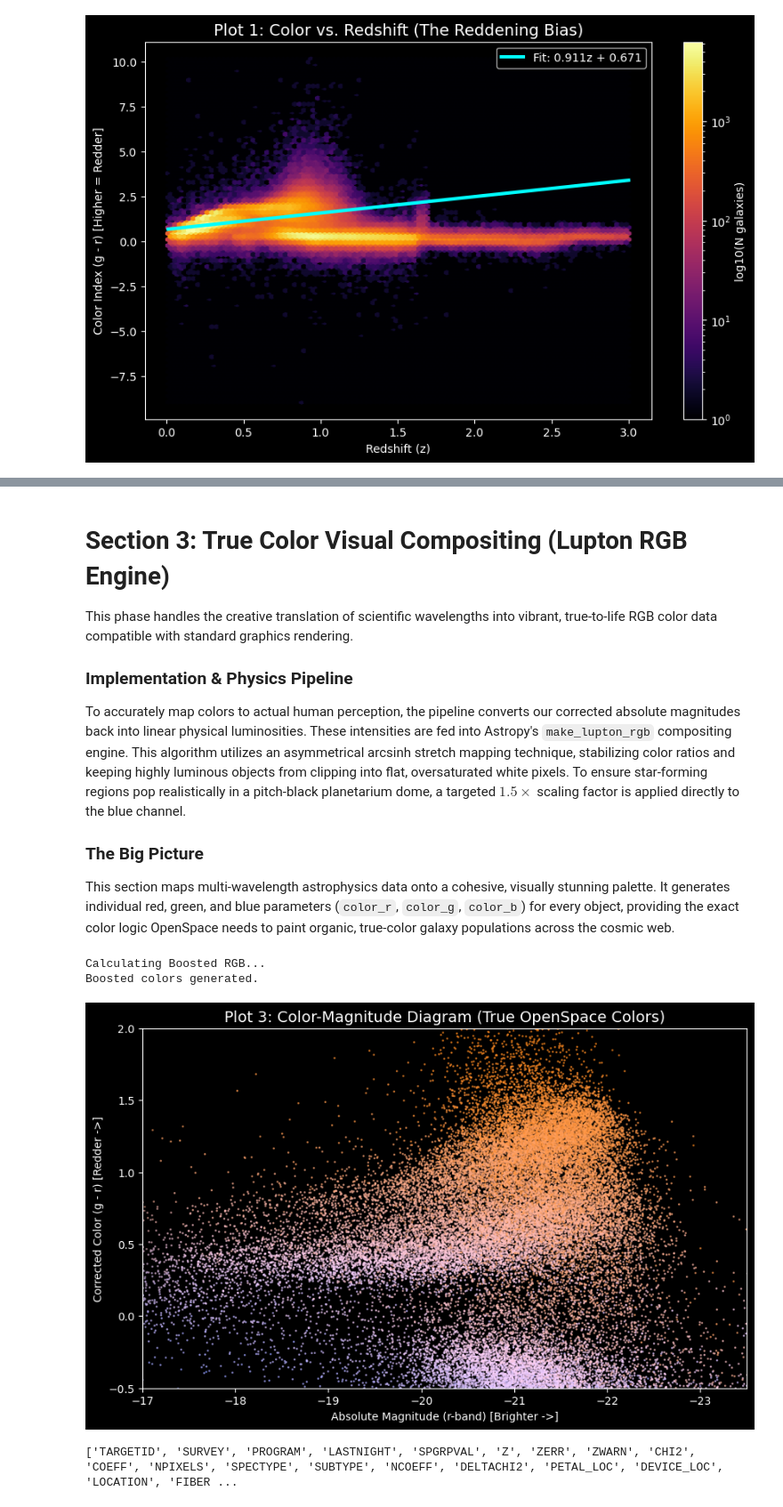
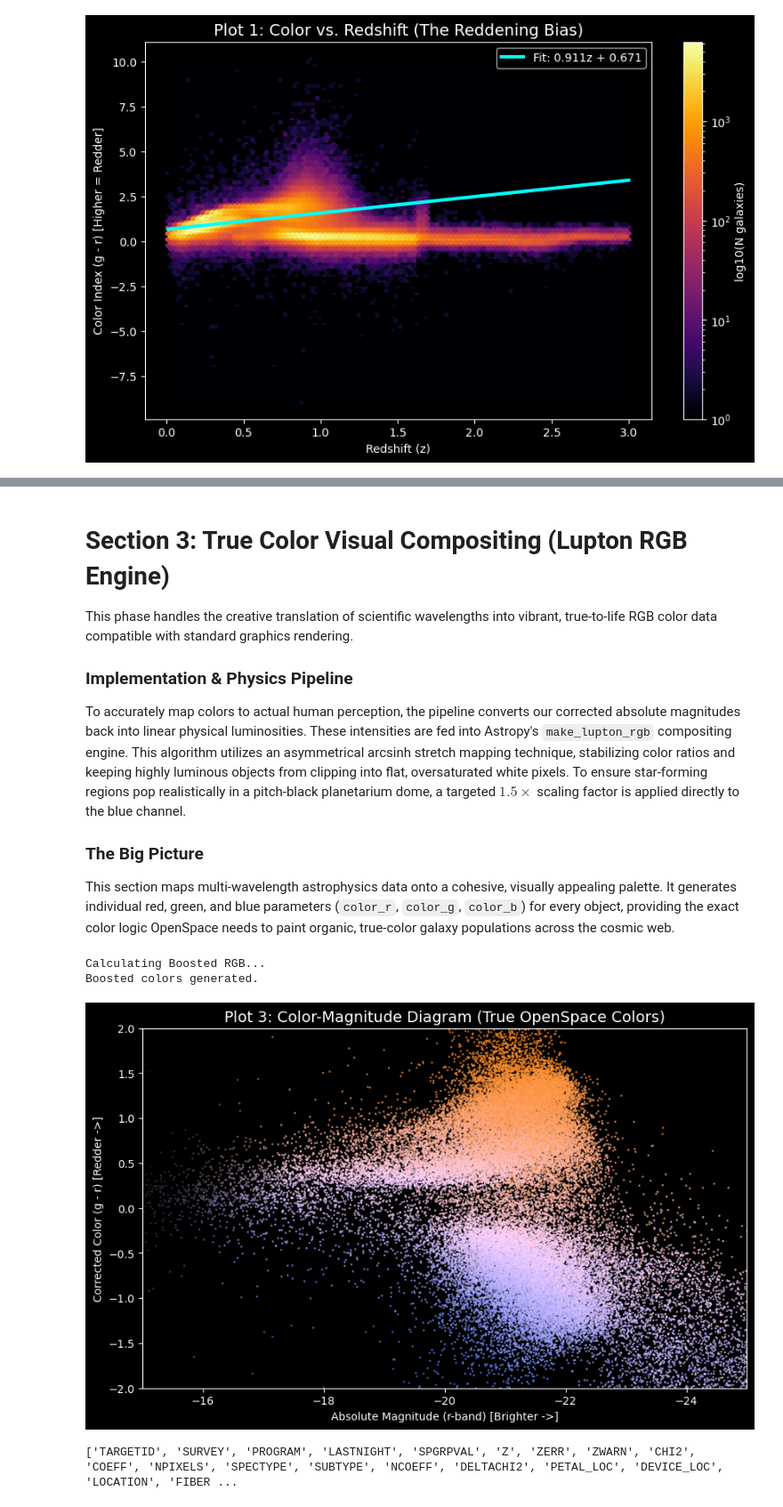
Before and after one commit to KyleDrees/desi-openspace-visualization, a Jupyter notebook: fitstocsv_new.ipynb, the cells around one changed output, grey strips where cells are left out. Shown at 89% size. Saved outputs shown, nothing was run; the diff lists cells and outputs as text; code cells hidden in the pictures.

```diff
--- a/fitstocsv_new.ipynb
+++ b/fitstocsv_new.ipynb
@@ -221,7 +218,7 @@ This phase handles the creative translation of scientific wavelengths into vibra
 To accurately map colors to actual human perception, the pipeline converts our corrected absolute magnitudes back into linear physical luminosities. These intensities are fed into Astropy's `make_lupton_rgb` compositing engine. This algorithm utilizes an asymmetrical arcsinh stretch mapping technique, stabilizing color ratios and keeping highly luminous objects from clipping into flat, oversaturated white pixels. To ensure star-forming regions pop realistically in a pitch-black planetarium dome, a targeted $1.5\times$ scaling factor is applied directly to the blue channel.
 
 ### The Big Picture
-This section maps multi-wavelength astrophysics data onto a cohesive, visually stunning palette. It generates individual red, green, and blue parameters (`color_r`, `color_g`, `color_b`) for every object, providing the exact color logic OpenSpace needs to paint organic, true-color galaxy populations across the cosmic web.
+This section maps multi-wavelength astrophysics data onto a cohesive, visually appealing palette. It generates individual red, green, and blue parameters (`color_r`, `color_g`, `color_b`) for every object, providing the exact color logic OpenSpace needs to paint organic, true-color galaxy populations across the cosmic web.
 # %%
 # Convert absolute magnitudes back to intrinsic linear luminosities
 lum_r = 10 ** (-0.4 * abs_mag_r)
@@ -270,34 +267,34 @@ mag_vals_sample = abs_mag_r[sample_indices]
 corrected_color_sample = sampled_catalog['corrected_color']
 
 # Format the Boosted RGB colors we made earlier for Matplotlib
 # Bypassing the catalog and slicing the standalone color arrays directly.
 # We divide by 255.0 here to convert them into the 0.0-1.0 format Matplotlib needs
 colors = np.column_stack((
     np.clip(r_arr[sample_indices] / 255.0, 0, 1),
     np.clip(g_arr[sample_indices] / 255.0, 0, 1),
     np.clip(b_arr[sample_indices] / 255.0, 0, 1)
 ))
 
 # Create Plot 3
 plt.style.use('dark_background')
 plt.figure(figsize=(10, 6))
 
 # Scatter plot: 'c' applies our custom colors, 's' makes dots tiny, 'alpha' makes them transparent
 plt.scatter(mag_vals_sample, corrected_color_sample, c=colors, s=1, alpha=0.6)
 
 # Invert X-axis and match the exact zoom/crop from Plot 2
 plt.gca().invert_xaxis()
-plt.xlim(-17, -23.5)
-plt.ylim(-0.5, 2.0)
+plt.xlim(-15, -25)
+plt.ylim(-2.0, 2.0)
 
 plt.title("Plot 3: Color-Magnitude Diagram (True OpenSpace Colors)", fontsize=14)
 plt.xlabel("Absolute Magnitude (r-band) [Brighter ->]")
 plt.ylabel("Corrected Color (g - r) [Redder ->]")
 
 plt.show()
 
 # Reset the style back to default
 plt.style.use('default')
 # %% [output]
-[figure, old version]
+[figure, new version]
 # %%
```
Also changed, not shown: parts of 15 cells of this notebook.
